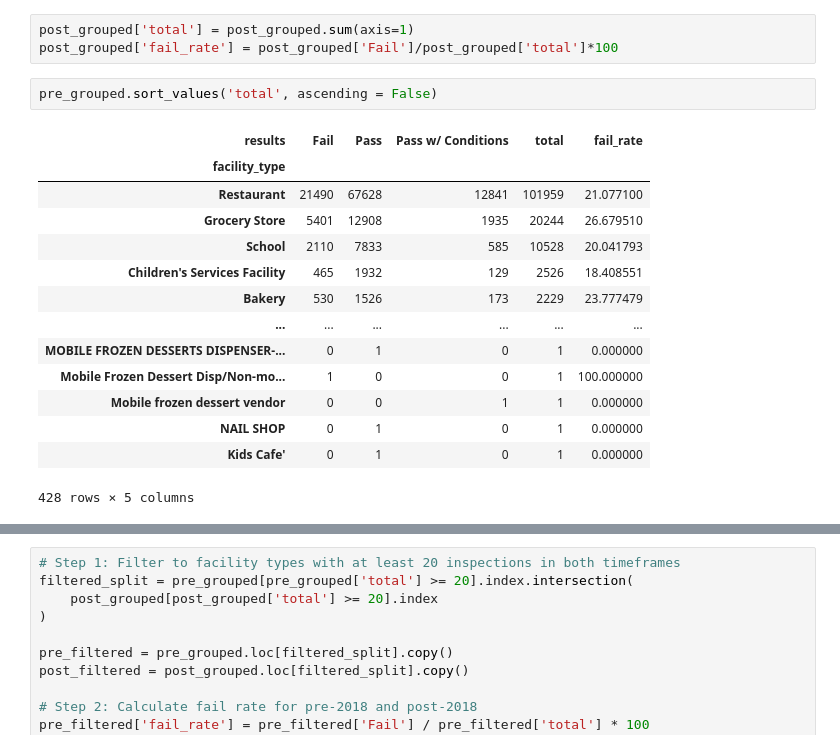
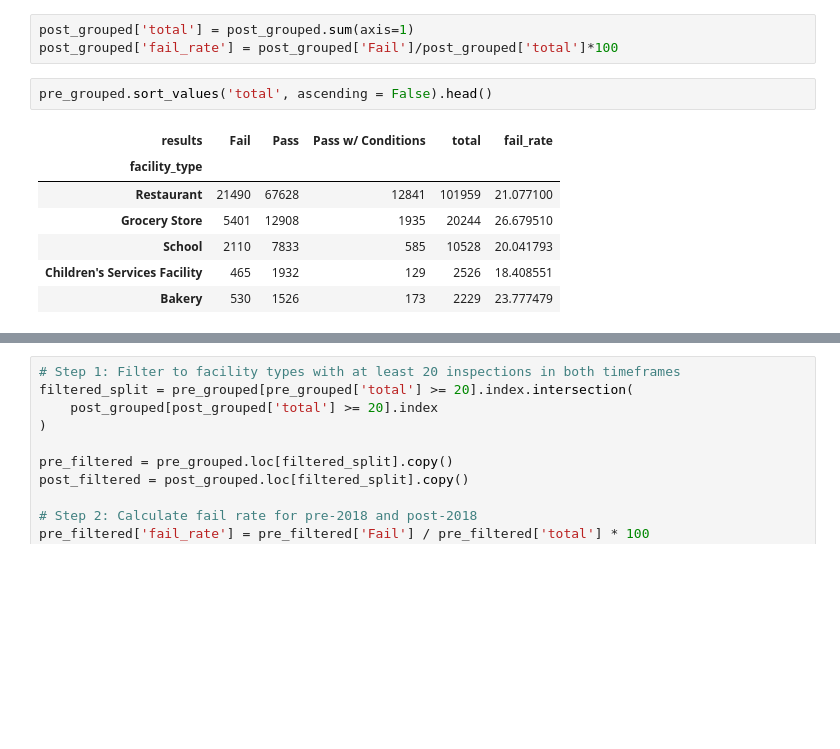
Before and after one commit to Mash2488/Chicago-Food-Inspections, a Jupyter notebook: Food_Inspection_EDA.ipynb, the cells around one changed output, grey strips where cells are left out. Saved outputs shown, nothing was run; the diff lists cells and outputs as text; blank space fills up the shorter version.

```diff
--- a/Food_Inspection_EDA.ipynb
+++ b/Food_Inspection_EDA.ipynb
@@ -487,20 +487,13 @@ pre_grouped['fail_rate'] = pre_grouped['Fail']/pre_grouped['total']*100
 post_grouped['total'] = post_grouped.sum(axis=1)
 post_grouped['fail_rate'] = post_grouped['Fail']/post_grouped['total']*100
 # %%
-pre_grouped.sort_values('total', ascending = False)
+pre_grouped.sort_values('total', ascending = False).head()
 # %% [output]
 | results | Fail | Pass | Pass w/ Conditions | total | fail_rate |
 | facility_type |  |  |  |  |  |
 | Restaurant | 21490 | 67628 | 12841 | 101959 | 21.077100 |
 | Grocery Store | 5401 | 12908 | 1935 | 20244 | 26.679510 |
 | School | 2110 | 7833 | 585 | 10528 | 20.041793 |
 | Children's Services Facility | 465 | 1932 | 129 | 2526 | 18.408551 |
 | Bakery | 530 | 1526 | 173 | 2229 | 23.777479 |
-| ... | ... | ... | ... | ... | ... |
-| MOBILE FROZEN DESSERTS DISPENSER-... | 0 | 1 | 0 | 1 | 0.000000 |
-| Mobile Frozen Dessert Disp/Non-mo... | 1 | 0 | 0 | 1 | 100.000000 |
-| Mobile frozen dessert vendor | 0 | 0 | 1 | 1 | 0.000000 |
-| NAIL SHOP | 0 | 1 | 0 | 1 | 0.000000 |
-| Kids Cafe' | 0 | 1 | 0 | 1 | 0.000000 |
-428 rows × 5 columns
 # %%
```
Also changed, not shown: parts of 4 cells of this notebook, 5 other files.
